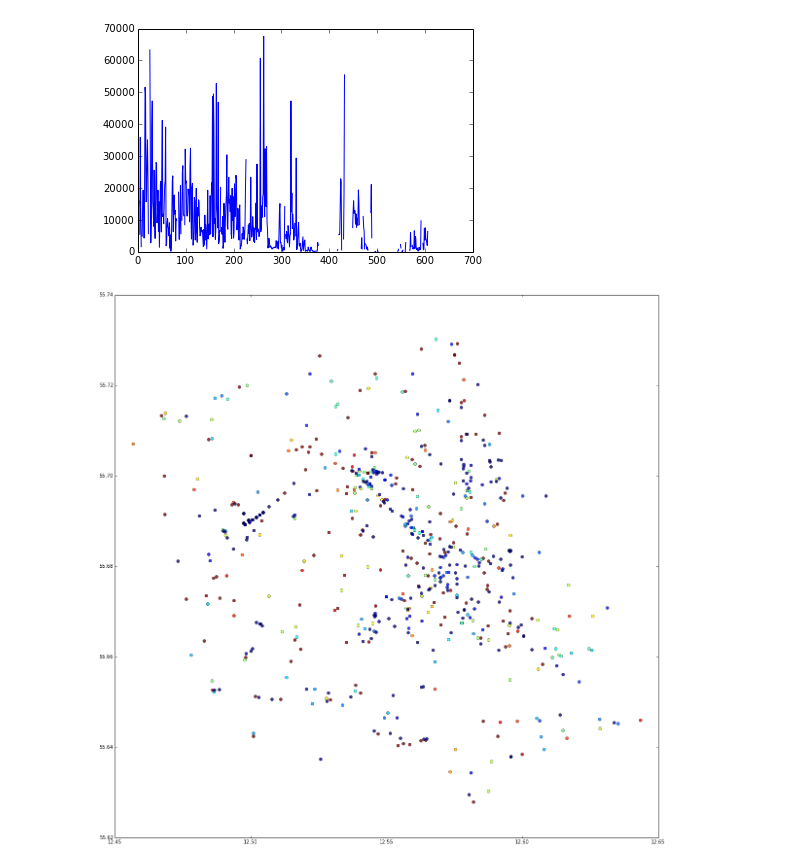
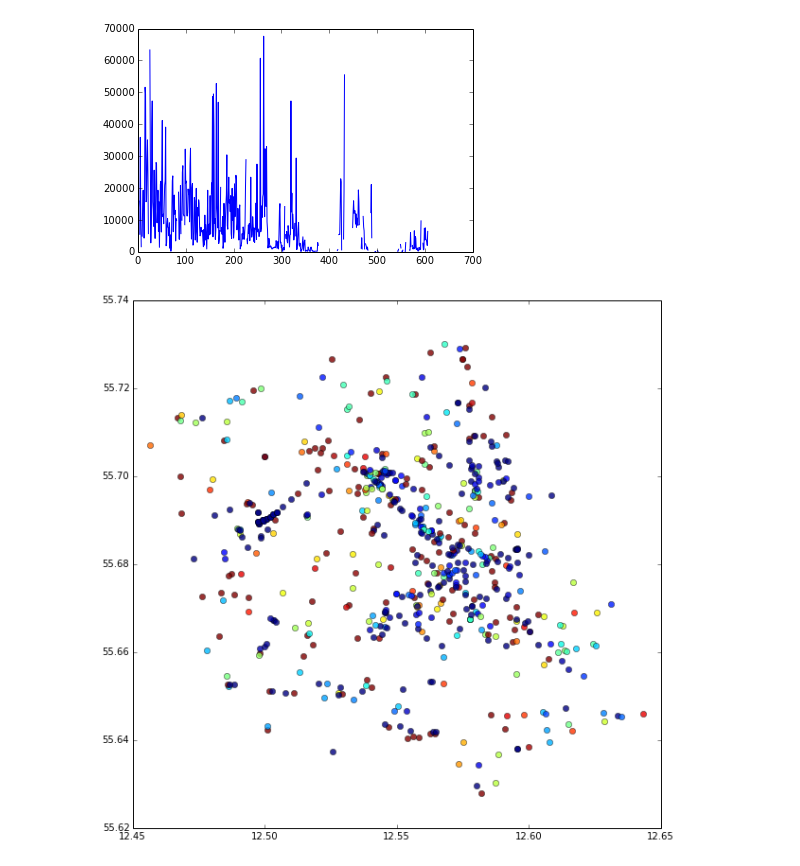
Before and after one commit to giulioungaretti/opendatahacklab2014, a Jupyter notebook: GPA.ipynb, the cells around one changed output. Saved outputs shown, nothing was run; the diff lists cells and outputs as text; code cells hidden in the pictures.

```diff
--- a/GPA.ipynb
+++ b/GPA.ipynb
@@ -150,15 +150,15 @@ coords = [feature['geometry']['coordinates'] for feature in pydata['features']]
 # %%
 circ = plt.Circle(coord, radius=10, color='g')
 # %%
-figure(figsize=(20,20))
+figure(figsize=(10,10))
 ax = subplot(111)
 Blues = plt.get_cmap('Blues')
 for m in arange(0,len(coords)):
     coord = coords[m]
     if aadt_koretojer[m] is not None:
         intensity = aadt_koretojer[m]/mean(aadt_koretojer[aadt_koretojer>0])
     else:
         intensity = 0
     ax.plot(coord[0], coord[1], 'o',color=jet(intensity), alpha=0.8)
 # %% [output]
-[figure, old version]
+[figure, new version]
```
